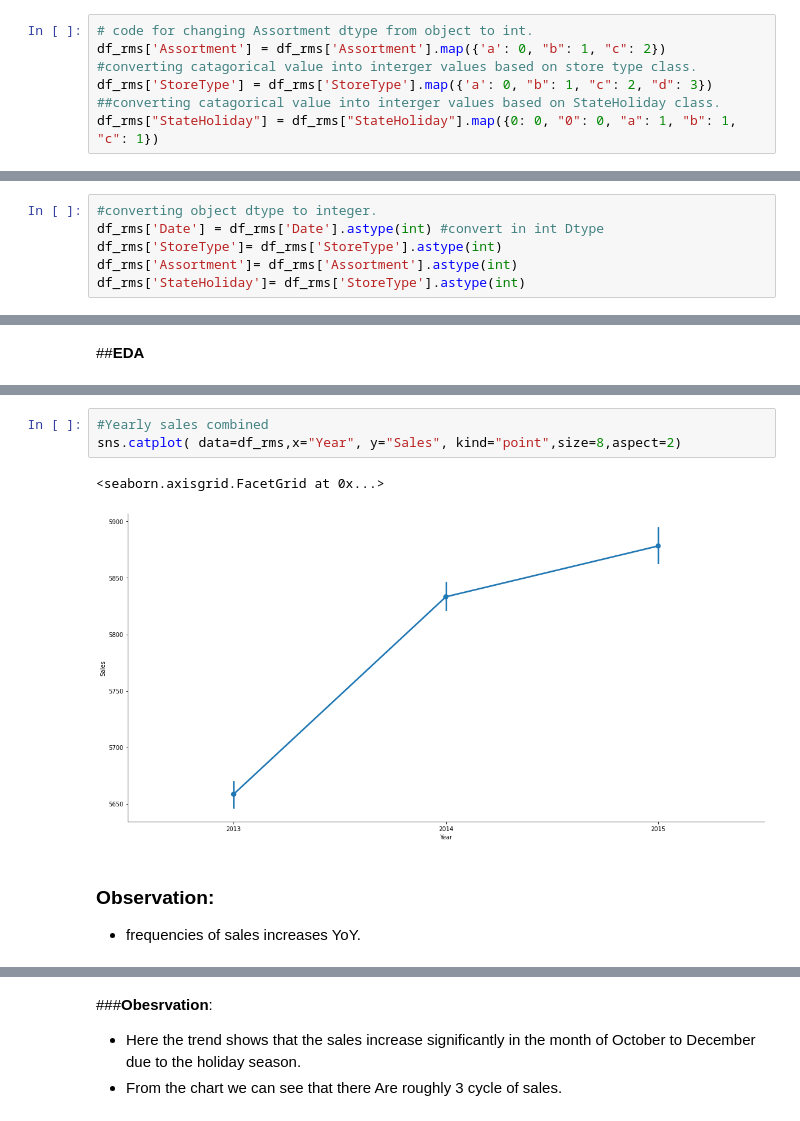
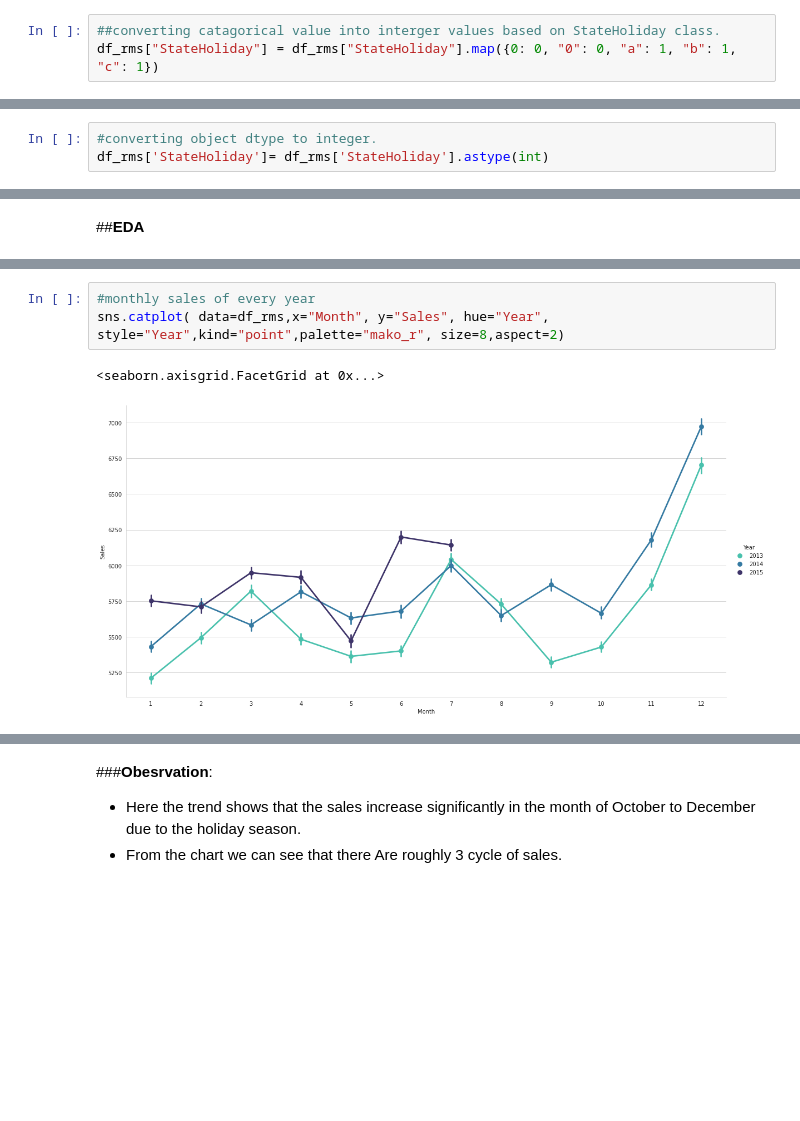
Before and after one commit to piyush02nir/Retail-Sales-Prediction, a Jupyter notebook: Retail_Sales_Prediction.ipynb, the cells around one changed output, grey strips where cells are left out. Cells and saved outputs as stored; diff of their text form; blank space fills up the shorter version.

```diff
--- a/Retail_Sales_Prediction.ipynb
+++ b/Retail_Sales_Prediction.ipynb
@@ -558,10 +603,6 @@ b      6690
 c      4100
 Name: StateHoliday, dtype: int64
 # %%
-# code for changing Assortment dtype from object to int.
-df_rms['Assortment'] = df_rms['Assortment'].map({'a': 0, "b": 1, "c": 2})
-#converting catagorical value into interger values based on store type class.
-df_rms['StoreType'] = df_rms['StoreType'].map({'a': 0, "b": 1, "c": 2, "d": 3})
 ##converting catagorical value into interger values based on StateHoliday class.
 df_rms["StateHoliday"] = df_rms["StateHoliday"].map({0: 0, "0": 0, "a": 1, "b": 1, "c": 1})
 # %%
@@ -586,7 +627 @@ dtypes: datetime64[ns](1), float64(5), int64(15), object(1)
 memory usage: 170.7+ MB
-# %%
-#converting object dtype to integer.
-df_rms['Date'] = df_rms['Date'].astype(int) #convert in int Dtype
-df_rms['StoreType']= df_rms['StoreType'].astype(int)
-df_rms['Assortment']= df_rms['Assortment'].astype(int)
-df_rms['StateHoliday']= df_rms['StoreType'].astype(int)
@@ -592,0 +630,3 @@ df_rms['StateHoliday']= df_rms['StoreType'].astype(int)
+# %%
+#converting object dtype to integer.
+df_rms['StateHoliday']= df_rms['StateHoliday'].astype(int)
@@ -605,11 +644,6 @@ CompetitionOpenSinceMonth sales comparision<br>
 # %%
-#Yearly sales combined
-sns.catplot( data=df_rms,x="Year", y="Sales", kind="point",size=8,aspect=2)
+#monthly sales of every year
+sns.catplot( data=df_rms,x="Month", y="Sales", hue="Year", style="Year",kind="point",palette="mako_r", size=8,aspect=2)
 # %% [output]
 <seaborn.axisgrid.FacetGrid at 0x...>
-[figure, old version]
+[figure, new version]
-# %% [markdown]
-### <font color = "sky blue">**Observation:**
-
-
-*   frequencies of sales increases YoY.
```
Also changed, not shown: parts of 165 cells of this notebook.
